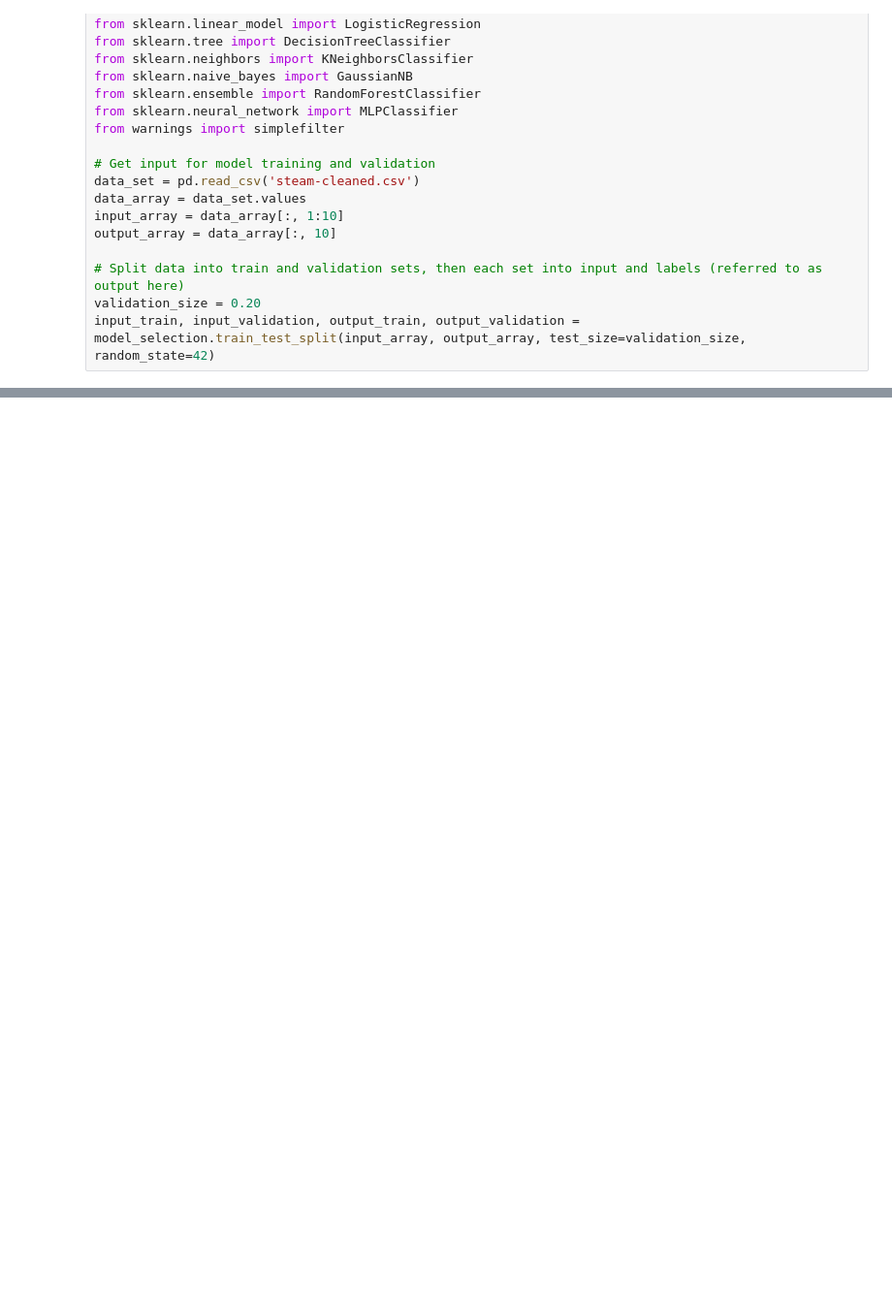
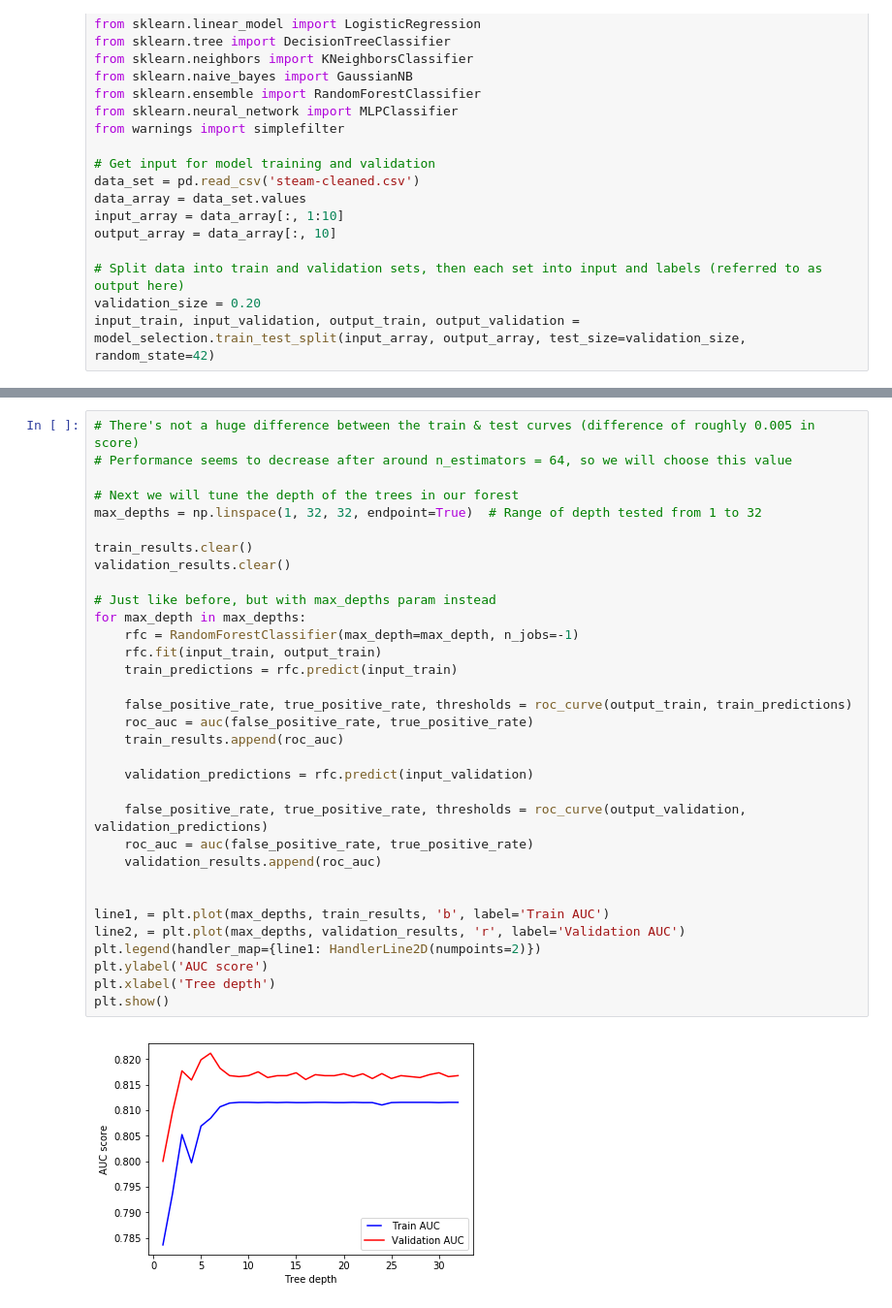
Before and after one commit to jsngn/steam-machine-learning, a Jupyter notebook: steam_models.ipynb, the cells around one changed output, grey strips where cells are left out. Shown: that part at 97% size. Cells and saved outputs as stored; diff of their text form; blank space fills up the shorter version.

```diff
--- a/steam_models.ipynb
+++ b/steam_models.ipynb
@@ -73,0 +123,35 @@ weighted avg       0.82      0.82      0.81      5415
+# %%
+# There's not a huge difference between the train & test curves (difference of roughly 0.005 in score)
+# Performance seems to decrease after around n_estimators = 64, so we will choose this value
+
+# Next we will tune the depth of the trees in our forest
+max_depths = np.linspace(1, 32, 32, endpoint=True)  # Range of depth tested from 1 to 32
+
+train_results.clear()
+validation_results.clear()
+
+# Just like before, but with max_depths param instead
+for max_depth in max_depths:
+    rfc = RandomForestClassifier(max_depth=max_depth, n_jobs=-1)
+    rfc.fit(input_train, output_train)
+    train_predictions = rfc.predict(input_train)
+
+    false_positive_rate, true_positive_rate, thresholds = roc_curve(output_train, train_predictions)
+    roc_auc = auc(false_positive_rate, true_positive_rate)
+    train_results.append(roc_auc)
+
+    validation_predictions = rfc.predict(input_validation)
+
+    false_positive_rate, true_positive_rate, thresholds = roc_curve(output_validation, validation_predictions)
+    roc_auc = auc(false_positive_rate, true_positive_rate)
+    validation_results.append(roc_auc)
+
+
+line1, = plt.plot(max_depths, train_results, 'b', label='Train AUC')
+line2, = plt.plot(max_depths, validation_results, 'r', label='Validation AUC')
+plt.legend(handler_map={line1: HandlerLine2D(numpoints=2)})
+plt.ylabel('AUC score')
+plt.xlabel('Tree depth')
+plt.show()
+# %% [output]
+[figure, added]
```
Also changed, not shown: parts of 10 cells of this notebook.
